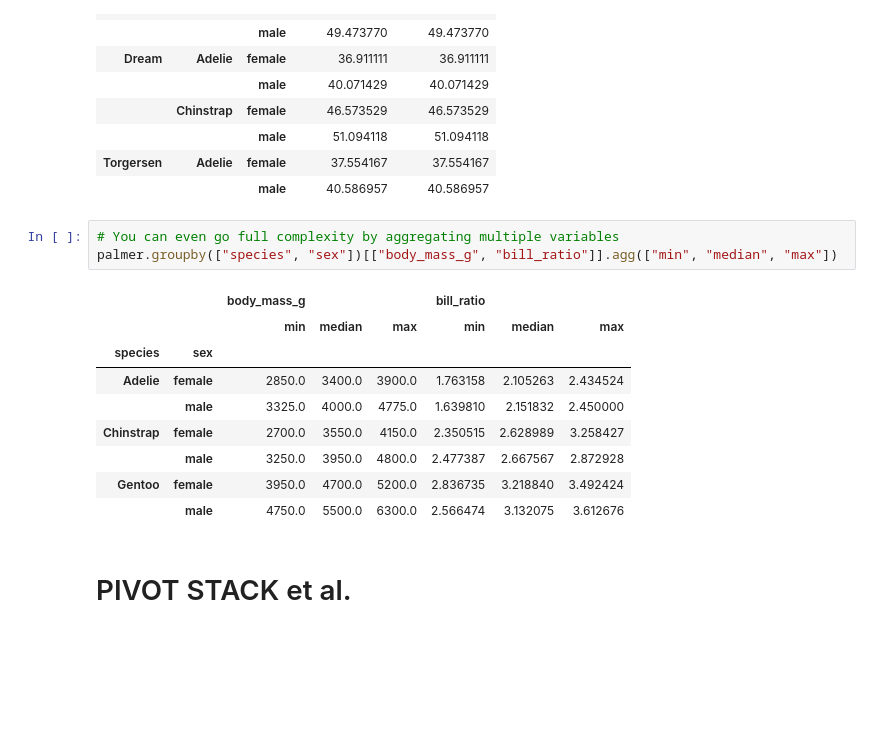
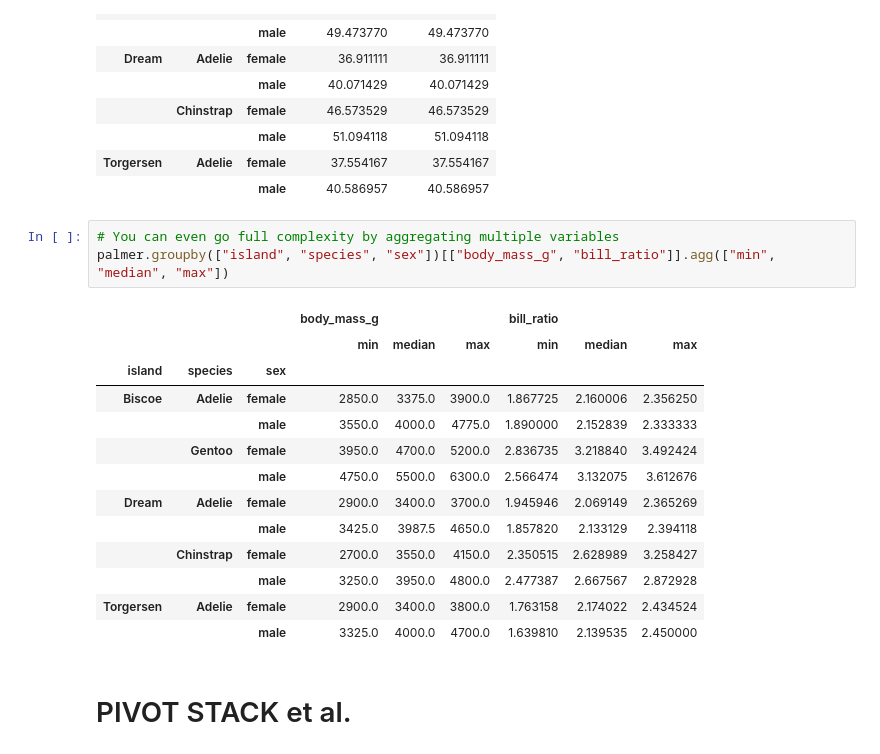
Before and after one commit to aminem0/pywork, a Jupyter notebook: notebooks/jupy03-pandas.ipynb, the cells around one changed output. Drawn from its saved outputs; the diff is of its cells as text; blank space fills up the shorter version.

```diff
--- a/notebooks/jupy03-pandas.ipynb
+++ b/notebooks/jupy03-pandas.ipynb
@@ -816,17 +680,21 @@ Average penguin bill length and depth by island, then by species, then by sex
 |  |  | male | 40.586957 | 40.586957 |
 # %%
 # You can even go full complexity by aggregating multiple variables
-palmer.groupby(["species", "sex"])[["body_mass_g", "bill_ratio"]].agg(["min", "median", "max"])
+palmer.groupby(["island", "species", "sex"])[["body_mass_g", "bill_ratio"]].agg(["min", "median", "max"])
 # %% [output]
-|  |  | body_mass_g |  |  | bill_ratio |  |  |
-|  |  | min | median | max | min | median | max |
-| species | sex |  |  |  |  |  |  |
-| Adelie | female | 2850.0 | 3400.0 | 3900.0 | 1.763158 | 2.105263 | 2.434524 |
-|  | male | 3325.0 | 4000.0 | 4775.0 | 1.639810 | 2.151832 | 2.450000 |
-| Chinstrap | female | 2700.0 | 3550.0 | 4150.0 | 2.350515 | 2.628989 | 3.258427 |
-|  | male | 3250.0 | 3950.0 | 4800.0 | 2.477387 | 2.667567 | 2.872928 |
-| Gentoo | female | 3950.0 | 4700.0 | 5200.0 | 2.836735 | 3.218840 | 3.492424 |
-|  | male | 4750.0 | 5500.0 | 6300.0 | 2.566474 | 3.132075 | 3.612676 |
+|  |  |  | body_mass_g |  |  | bill_ratio |  |  |
+|  |  |  | min | median | max | min | median | max |
+| island | species | sex |  |  |  |  |  |  |
+| Biscoe | Adelie | female | 2850.0 | 3375.0 | 3900.0 | 1.867725 | 2.160006 | 2.356250 |
+|  |  | male | 3550.0 | 4000.0 | 4775.0 | 1.890000 | 2.152839 | 2.333333 |
+|  | Gentoo | female | 3950.0 | 4700.0 | 5200.0 | 2.836735 | 3.218840 | 3.492424 |
+|  |  | male | 4750.0 | 5500.0 | 6300.0 | 2.566474 | 3.132075 | 3.612676 |
+| Dream | Adelie | female | 2900.0 | 3400.0 | 3700.0 | 1.945946 | 2.069149 | 2.365269 |
+|  |  | male | 3425.0 | 3987.5 | 4650.0 | 1.857820 | 2.133129 | 2.394118 |
+|  | Chinstrap | female | 2700.0 | 3550.0 | 4150.0 | 2.350515 | 2.628989 | 3.258427 |
+|  |  | male | 3250.0 | 3950.0 | 4800.0 | 2.477387 | 2.667567 | 2.872928 |
+| Torgersen | Adelie | female | 2900.0 | 3400.0 | 3800.0 | 1.763158 | 2.174022 | 2.434524 |
+|  |  | male | 3325.0 | 4000.0 | 4700.0 | 1.639810 | 2.139535 | 2.450000 |
 # %% [markdown]
 # PIVOT STACK et al.
 # %%
```
Also changed, not shown: parts of 22 cells of this notebook, 8 other files.
